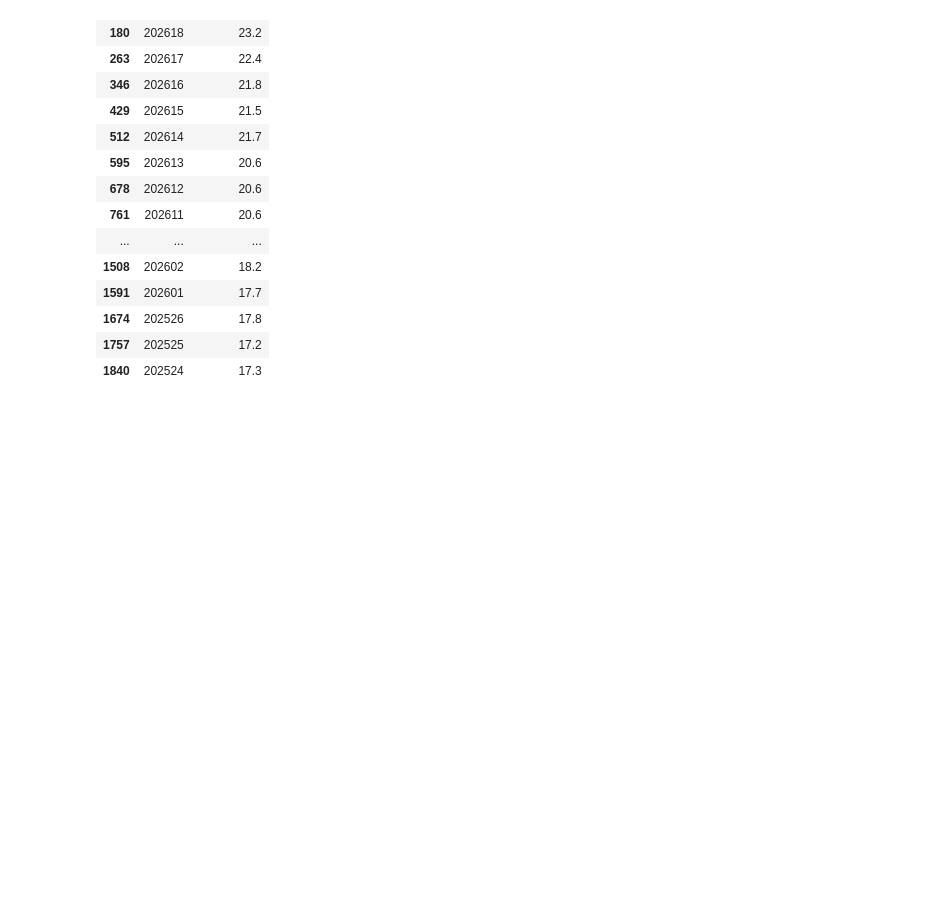
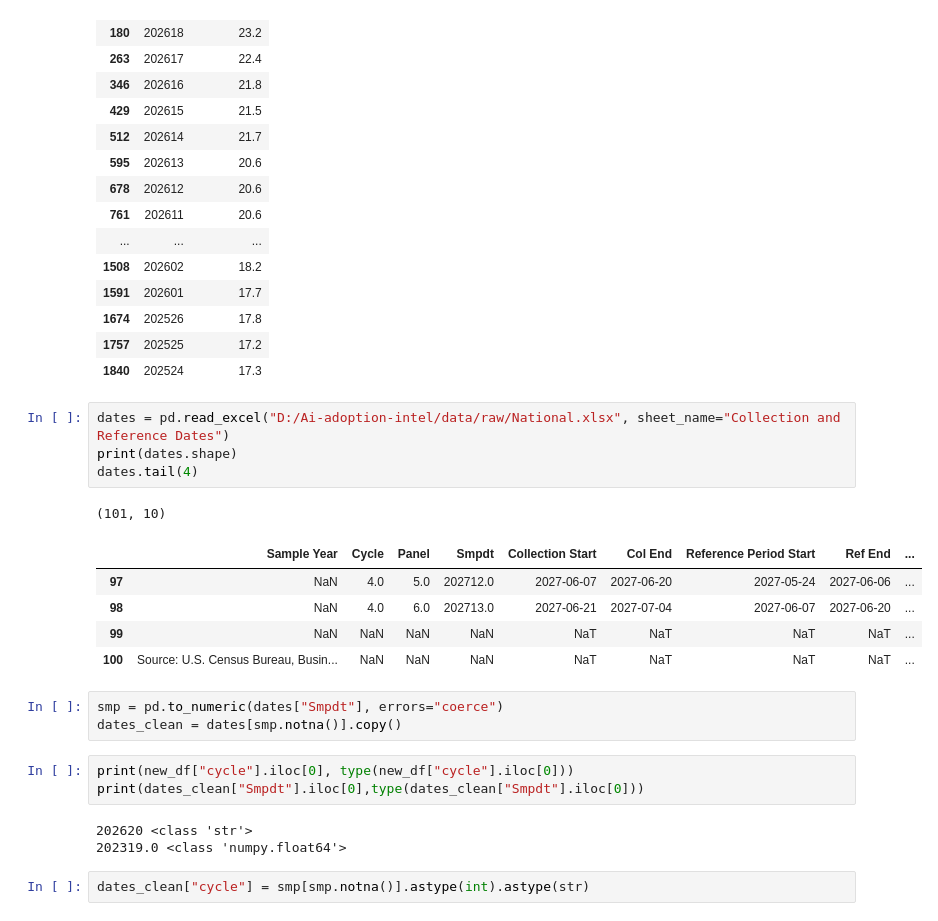
Before and after one commit to sasi1645/Ai-adoption-intel, a Jupyter notebook: notebooks/01_explore.ipynb, the cells around one changed output. Cells and saved outputs as stored; diff of their text form; blank space fills up the shorter version.

```diff
--- a/notebooks/01_explore.ipynb
+++ b/notebooks/01_explore.ipynb
@@ -168,3 +168,25 @@ ai_used[["cycle","percentage"]]
 | 1674 | 202526 | 17.8 |
 | 1757 | 202525 | 17.2 |
 | 1840 | 202524 | 17.3 |
+# %%
+dates = pd.read_excel("D:/Ai-adoption-intel/data/raw/National.xlsx", sheet_name="Collection and Reference Dates")
+print(dates.shape)
+dates.tail(4)
+# %% [output]
+(101, 10)
+|  | Sample Year | Cycle | Panel | Smpdt | Collection Start | Col End | Reference Period Start | Ref End | ... |
+| 97 | NaN | 4.0 | 5.0 | 202712.0 | 2027-06-07 | 2027-06-20 | 2027-05-24 | 2027-06-06 | ... |
+| 98 | NaN | 4.0 | 6.0 | 202713.0 | 2027-06-21 | 2027-07-04 | 2027-06-07 | 2027-06-20 | ... |
+| 99 | NaN | NaN | NaN | NaN | NaT | NaT | NaT | NaT | ... |
+| 100 | Source: U.S. Census Bureau, Busin... | NaN | NaN | NaN | NaT | NaT | NaT | NaT | ... |
+# %%
+smp = pd.to_numeric(dates["Smpdt"], errors="coerce")
+dates_clean = dates[smp.notna()].copy()
+# %%
+print(new_df["cycle"].iloc[0], type(new_df["cycle"].iloc[0]))
+print(dates_clean["Smpdt"].iloc[0],type(dates_clean["Smpdt"].iloc[0]))
+# %% [output]
+202620 <class 'str'>
+202319.0 <class 'numpy.float64'>
+# %%
+dates_clean["cycle"] = smp[smp.notna()].astype(int).astype(str)
```
Also changed, not shown: parts of 5 cells of this notebook, 2 other files.
